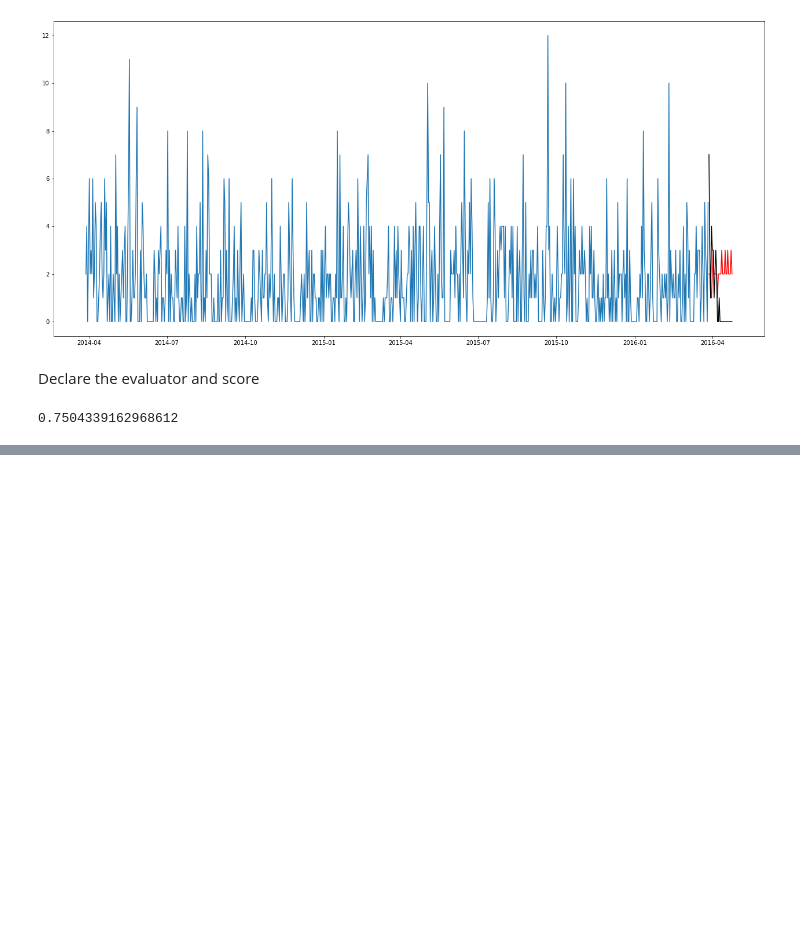
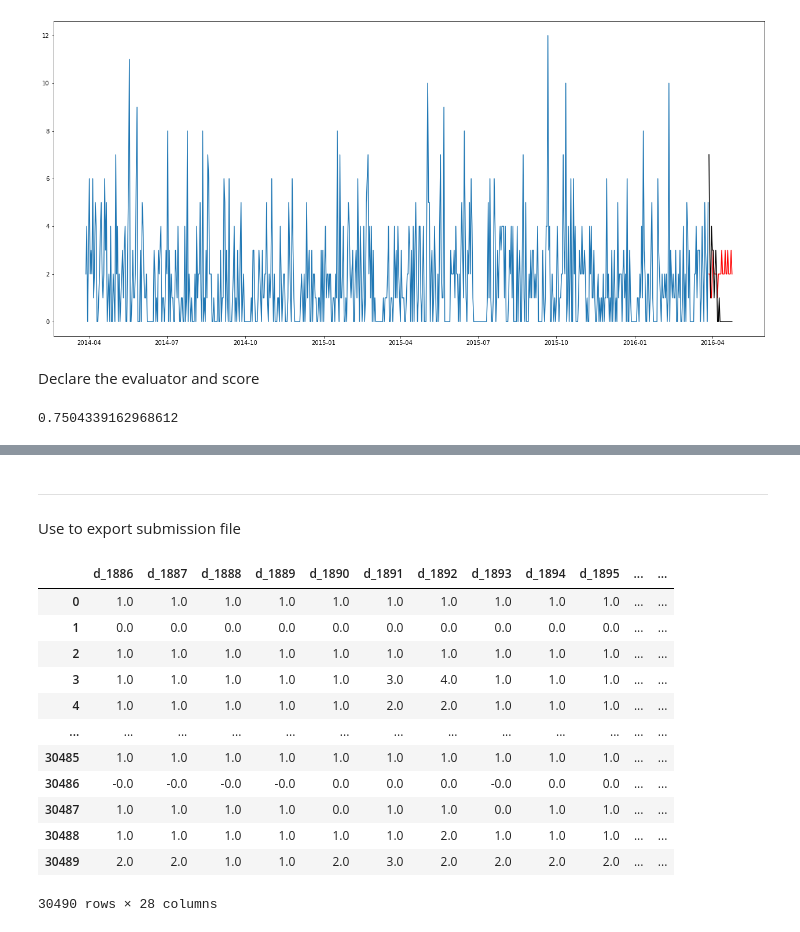
Before and after one commit to team2point0/M5-Forecasting, a Jupyter notebook: fullProj.ipynb, the cells around one changed output, grey strips where cells are left out. Saved outputs shown, nothing was run; the diff lists cells and outputs as text; code cells hidden in the pictures; blank space fills up the shorter version.

```diff
--- a/fullProj.ipynb
+++ b/fullProj.ipynb
@@ -83,22 +121,9 @@ loop through all products and form a regression. conceptually, for each product
 
 the arima section is too slow to be useful still. and parameters aren't optimized.
 # %%
-# prep prediction dataframe
-ydfPred = pd.DataFrame(columns=dfValid.columns.tolist())
+# edit this cell to modify prediction algorithm
 
-# split train validate
-xTrain = xDF.iloc[dayStart-1:dayStart-1+dfTrain.shape[1],:]
-xTest = xDF.iloc[dayStart-1+dfTrain.shape[1]:dayStart-1+dfTrain.shape[1]+28,:]
-
-# set ARIMA predictions to zero to add nothing at the end if commented out
-ARIMApred = np.zeros((28,))
-
-# loop for each product
-for i in range(0,int(len(dfTrain))):
-
-    yTrain = dfTrain.iloc[i,:]
-
-    # train
+dtrain
     regressor = LinearRegression()
     regressor.fit(xTrain[noDate], yTrain)
 
@@ -121,11 +146,16 @@ for i in range(0,int(len(dfTrain))):
 
     yPred = regressor.predict(xTest[noDate]) + ARIMApred
 
+    if predEvalRange:
+        # add to prediction dataframe
+        ydfPred
+    # adds line prediction to prediction dataframe = ydfPred.append(pd.Series(yPred.round(), index=np.arange(0,28*2)), ignore_index=True)
+    else:
+        # add to prediction dataframe
+        ydfPred = ydfPred.append(pd.Series(yPred.round(), index=df
+Valid.columns.tolist()), ignore_index=True)
 
-    # add to prediction dataframe
-    ydfPred = ydfPred.append(pd.Series(yPred.round(), index=dfValid.columns.tolist()), ignore_index=True)
-
-    # ghetto progress meter
+    # progress output
     if i % 1000 == 0:
         print(i)
 
@@ -311,3 +216,7 @@ Done.
+# %% [markdown]
+-------------------------------------------------------------------------------------
+
+Use to export submission file
 # %%
 
 
@@ -324,3 +233,19 @@ output = output.rename(dict(zip(output.columns, submitDF.columns)), axis='column
 
 submissionSubmit_path = os.path.join(os.getcwd(), 'submit.csv')
 output.to_csv(submissionSubmit_path, index=False)
+# %%
+ydfPred
+# %% [output]
+|  | d_1886 | d_1887 | d_1888 | d_1889 | d_1890 | d_1891 | d_1892 | d_1893 | d_1894 | d_1895 | ... | ... |
+| 0 | 1.0 | 1.0 | 1.0 | 1.0 | 1.0 | 1.0 | 1.0 | 1.0 | 1.0 | 1.0 | ... | ... |
+| 1 | 0.0 | 0.0 | 0.0 | 0.0 | 0.0 | 0.0 | 0.0 | 0.0 | 0.0 | 0.0 | ... | ... |
+| 2 | 1.0 | 1.0 | 1.0 | 1.0 | 1.0 | 1.0 | 1.0 | 1.0 | 1.0 | 1.0 | ... | ... |
+| 3 | 1.0 | 1.0 | 1.0 | 1.0 | 1.0 | 3.0 | 4.0 | 1.0 | 1.0 | 1.0 | ... | ... |
+| 4 | 1.0 | 1.0 | 1.0 | 1.0 | 1.0 | 2.0 | 2.0 | 1.0 | 1.0 | 1.0 | ... | ... |
+| ... | ... | ... | ... | ... | ... | ... | ... | ... | ... | ... | ... | ... |
+| 30485 | 1.0 | 1.0 | 1.0 | 1.0 | 1.0 | 1.0 | 1.0 | 1.0 | 1.0 | 1.0 | ... | ... |
+| 30486 | -0.0 | -0.0 | -0.0 | -0.0 | 0.0 | 0.0 | 0.0 | -0.0 | 0.0 | 0.0 | ... | ... |
+| 30487 | 1.0 | 1.0 | 1.0 | 1.0 | 0.0 | 1.0 | 1.0 | 0.0 | 1.0 | 1.0 | ... | ... |
+| 30488 | 1.0 | 1.0 | 1.0 | 1.0 | 1.0 | 1.0 | 2.0 | 1.0 | 1.0 | 1.0 | ... | ... |
+| 30489 | 2.0 | 2.0 | 1.0 | 1.0 | 2.0 | 3.0 | 2.0 | 2.0 | 2.0 | 2.0 | ... | ... |
+30490 rows × 28 columns
```
Also changed, not shown: parts of 5 cells of this notebook.
